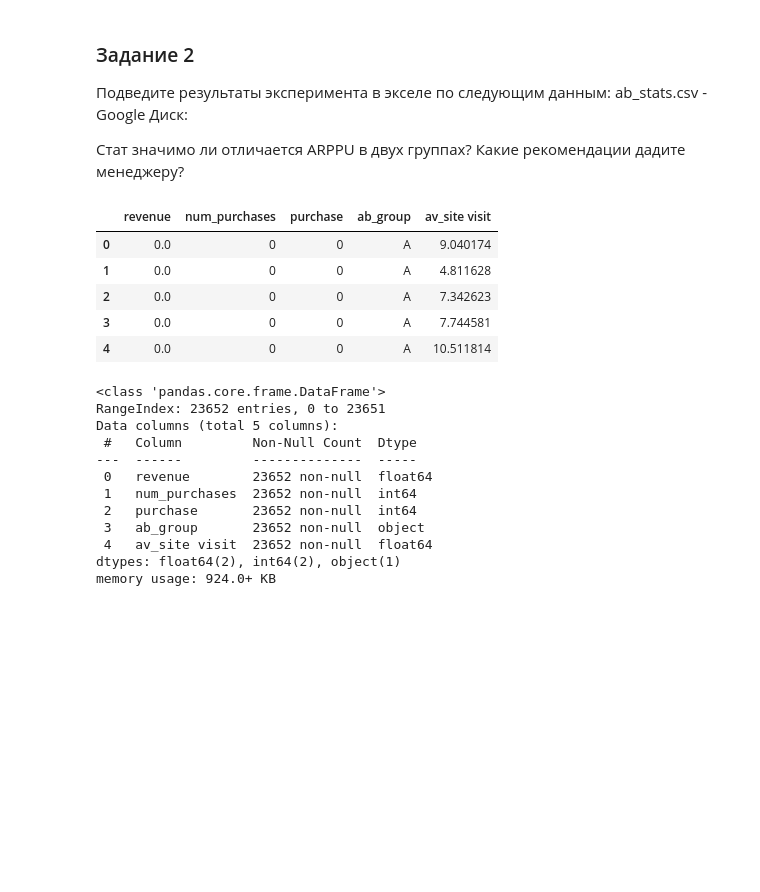
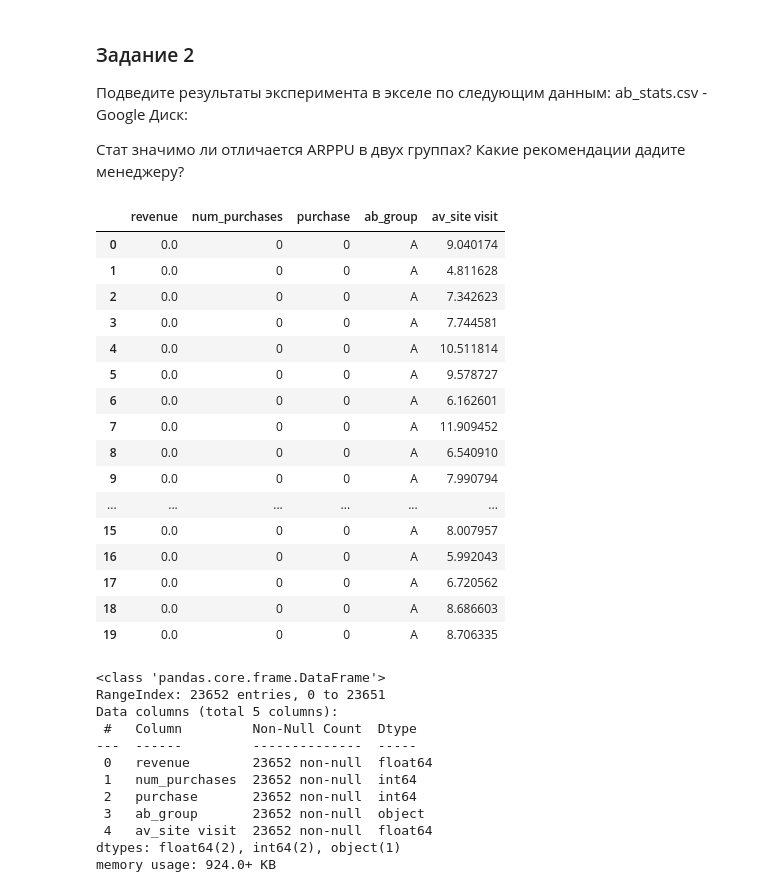
Before and after one commit to leonidsanov/Intermediate_certification, a Jupyter notebook: second_task.ipynb, the cells around one changed output. Saved outputs shown, nothing was run; the diff lists cells and outputs as text; code cells hidden in the pictures; blank space fills up the shorter version.

```diff
--- a/second_task.ipynb
+++ b/second_task.ipynb
@@ -10,13 +18,24 @@ import pandas as pd
 # %%
 data = pd.read_csv('ab_stats.csv')
-data.head()
+data.head(20)
 # %% [output]
 |  | revenue | num_purchases | purchase | ab_group | av_site visit |
 | 0 | 0.0 | 0 | 0 | A | 9.040174 |
 | 1 | 0.0 | 0 | 0 | A | 4.811628 |
 | 2 | 0.0 | 0 | 0 | A | 7.342623 |
 | 3 | 0.0 | 0 | 0 | A | 7.744581 |
 | 4 | 0.0 | 0 | 0 | A | 10.511814 |
+| 5 | 0.0 | 0 | 0 | A | 9.578727 |
+| 6 | 0.0 | 0 | 0 | A | 6.162601 |
+| 7 | 0.0 | 0 | 0 | A | 11.909452 |
+| 8 | 0.0 | 0 | 0 | A | 6.540910 |
+| 9 | 0.0 | 0 | 0 | A | 7.990794 |
+| ... | ... | ... | ... | ... | ... |
+| 15 | 0.0 | 0 | 0 | A | 8.007957 |
+| 16 | 0.0 | 0 | 0 | A | 5.992043 |
+| 17 | 0.0 | 0 | 0 | A | 6.720562 |
+| 18 | 0.0 | 0 | 0 | A | 8.686603 |
+| 19 | 0.0 | 0 | 0 | A | 8.706335 |
 # %%
 # Общая информация по датасету
 data.info()
```
Also changed, not shown: parts of 14 cells of this notebook, 1 other file.
